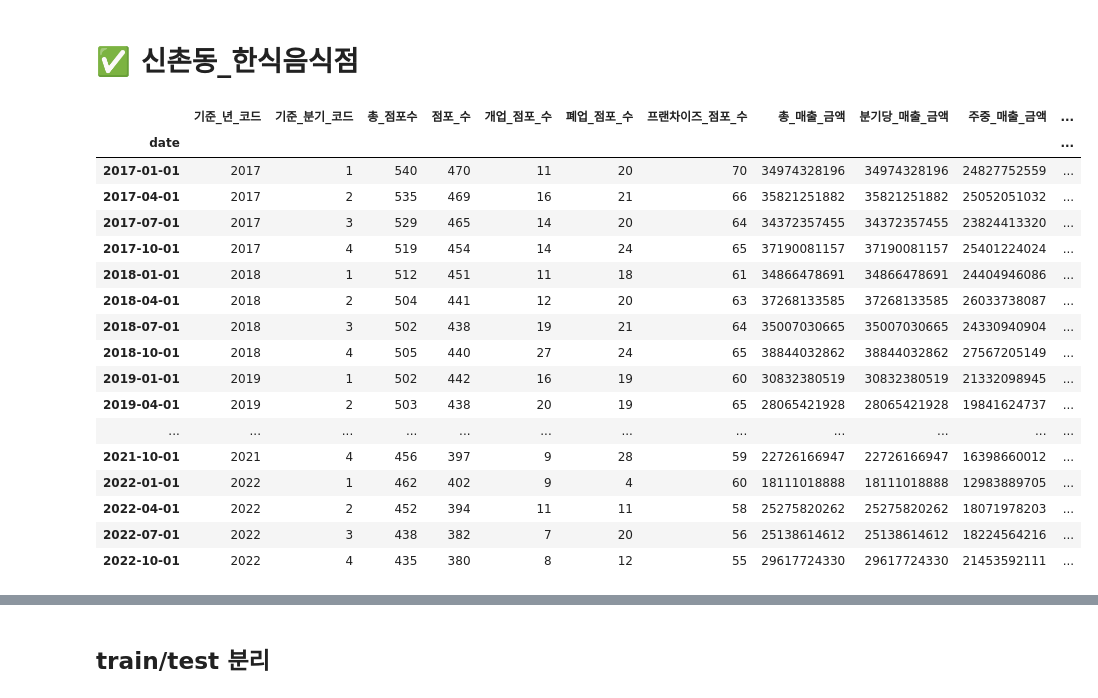
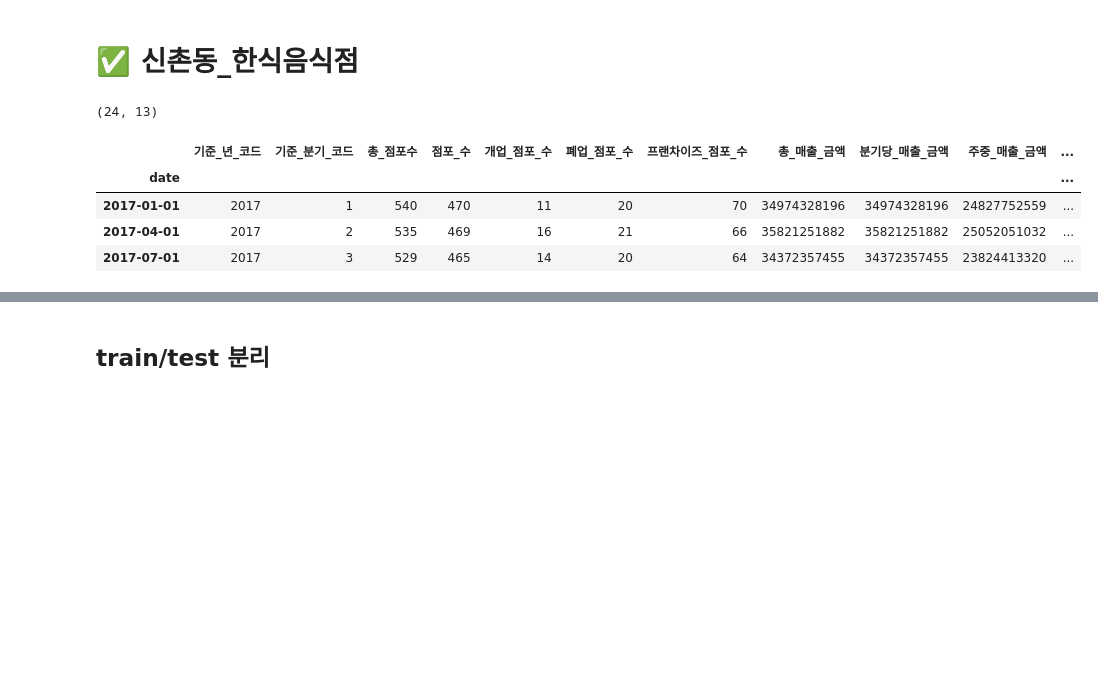
Before and after one commit to orjunge/Prediction_IndustriesSales, a Jupyter notebook: 2. SARIMA_신촌동_한식음식점.ipynb, the cells around one changed output, grey strips where cells are left out. Drawn from its saved outputs; the diff is of its cells as text; code cells hidden in the pictures; blank space fills up the shorter version.

```diff
--- a/2. SARIMA_신촌동_한식음식점.ipynb
+++ b/2. SARIMA_신촌동_한식음식점.ipynb
@@ -62,26 +63,15 @@ warnings.filterwarnings("ignore")
 # %%
 # 인덱스는 date 컬럼으로, 인덱스 타입은 datetimeIndex로 변경한 채로 데이터 로드
 df = pd.read_csv('/content/drive/MyDrive/MC_KDT/프로젝트/파이널프로젝트/데이터/0802_신촌_한식음식점.csv', encoding='cp949', index_col='date', parse_dates=True)
-df
+print(df.shape)
+df.head(3)
 # %% [output]
+(24, 13)
 |  | 기준_년_코드 | 기준_분기_코드 | 총_점포수 | 점포_수 | 개업_점포_수 | 폐업_점포_수 | 프랜차이즈_점포_수 | 총_매출_금액 | 분기당_매출_금액 | 주중_매출_금액 | ... |
 | date |  |  |  |  |  |  |  |  |  |  | ... |
 | 2017-01-01 | 2017 | 1 | 540 | 470 | 11 | 20 | 70 | 34974328196 | 34974328196 | 24827752559 | ... |
 | 2017-04-01 | 2017 | 2 | 535 | 469 | 16 | 21 | 66 | 35821251882 | 35821251882 | 25052051032 | ... |
 | 2017-07-01 | 2017 | 3 | 529 | 465 | 14 | 20 | 64 | 34372357455 | 34372357455 | 23824413320 | ... |
-| 2017-10-01 | 2017 | 4 | 519 | 454 | 14 | 24 | 65 | 37190081157 | 37190081157 | 25401224024 | ... |
-| 2018-01-01 | 2018 | 1 | 512 | 451 | 11 | 18 | 61 | 34866478691 | 34866478691 | 24404946086 | ... |
-| 2018-04-01 | 2018 | 2 | 504 | 441 | 12 | 20 | 63 | 37268133585 | 37268133585 | 26033738087 | ... |
-| 2018-07-01 | 2018 | 3 | 502 | 438 | 19 | 21 | 64 | 35007030665 | 35007030665 | 24330940904 | ... |
-| 2018-10-01 | 2018 | 4 | 505 | 440 | 27 | 24 | 65 | 38844032862 | 38844032862 | 27567205149 | ... |
-| 2019-01-01 | 2019 | 1 | 502 | 442 | 16 | 19 | 60 | 30832380519 | 30832380519 | 21332098945 | ... |
-| 2019-04-01 | 2019 | 2 | 503 | 438 | 20 | 19 | 65 | 28065421928 | 28065421928 | 19841624737 | ... |
-| ... | ... | ... | ... | ... | ... | ... | ... | ... | ... | ... | ... |
-| 2021-10-01 | 2021 | 4 | 456 | 397 | 9 | 28 | 59 | 22726166947 | 22726166947 | 16398660012 | ... |
-| 2022-01-01 | 2022 | 1 | 462 | 402 | 9 | 4 | 60 | 18111018888 | 18111018888 | 12983889705 | ... |
-| 2022-04-01 | 2022 | 2 | 452 | 394 | 11 | 11 | 58 | 25275820262 | 25275820262 | 18071978203 | ... |
-| 2022-07-01 | 2022 | 3 | 438 | 382 | 7 | 20 | 56 | 25138614612 | 25138614612 | 18224564216 | ... |
-| 2022-10-01 | 2022 | 4 | 435 | 380 | 8 | 12 | 55 | 29617724330 | 29617724330 | 21453592111 | ... |
 # %%
 df.info()
 # %% [output]
```
Also changed, not shown: parts of 72 cells of this notebook, 1 other file.
